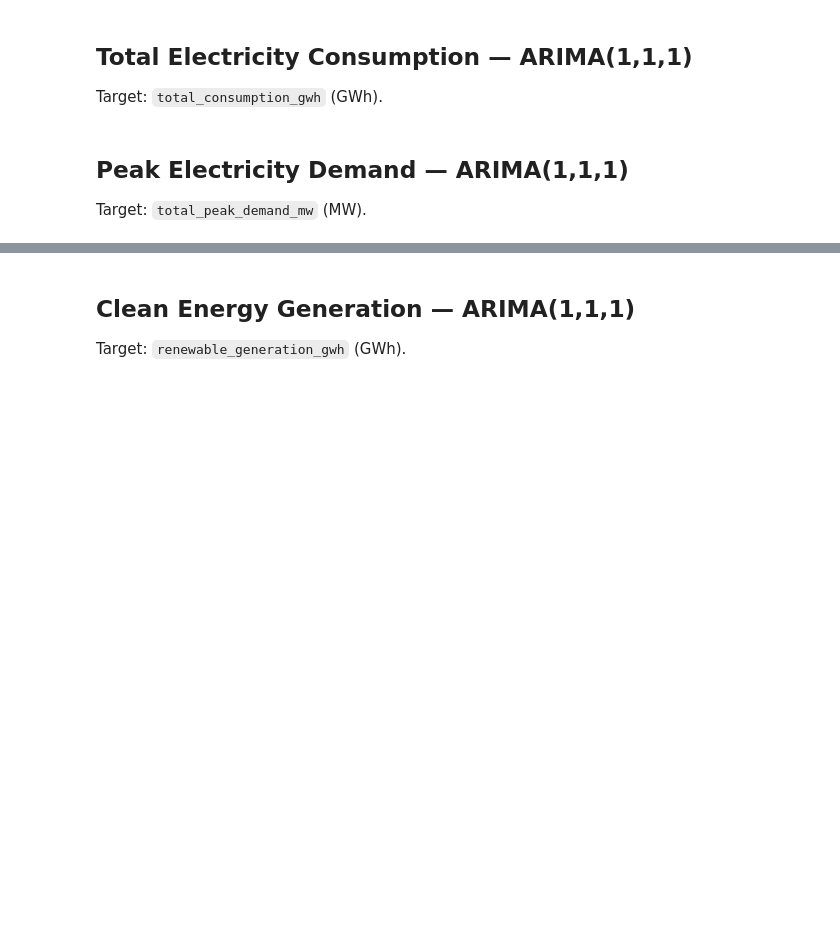
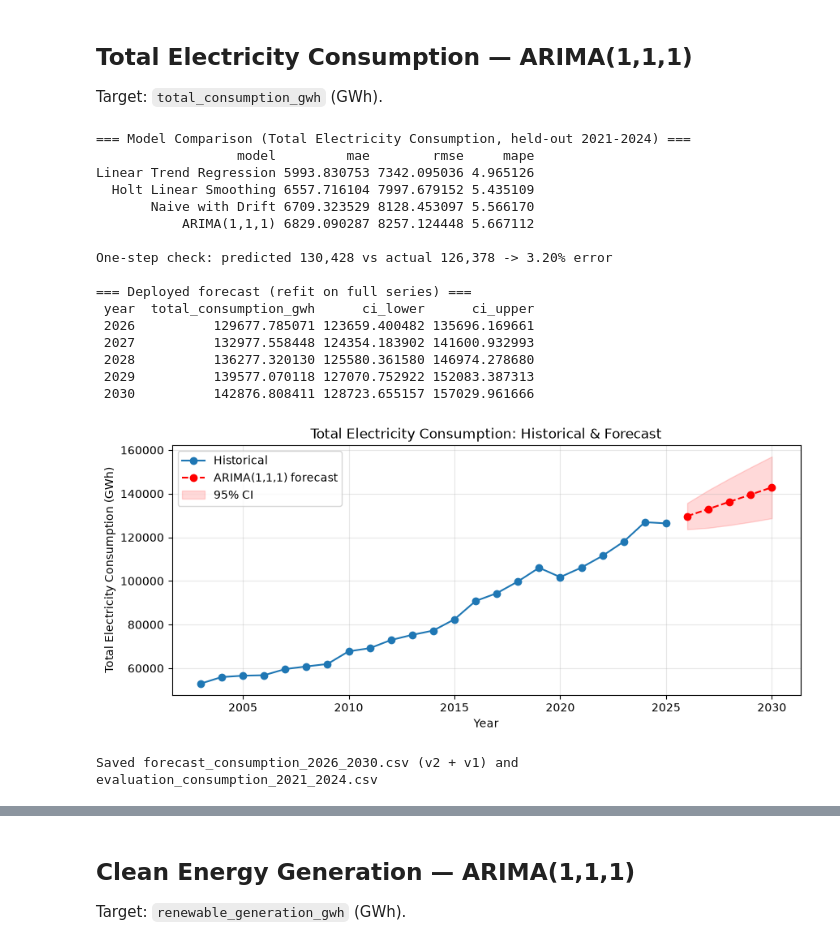
Before and after one commit to Alexander040105/Lumi, a Jupyter notebook: data/DOE_Data_Extracted/notebooks/EnergyTrends_ARIMA_Forecast.ipynb, the cells around one changed output, grey strips where cells are left out. Cells and saved outputs as stored; diff of their text form; code cells hidden in the pictures; blank space fills up the shorter version.

```diff
--- a/data/DOE_Data_Extracted/notebooks/EnergyTrends_ARIMA_Forecast.ipynb
+++ b/data/DOE_Data_Extracted/notebooks/EnergyTrends_ARIMA_Forecast.ipynb
@@ -61,5 +60,6 @@ if data_file is None:
     raise FileNotFoundError('master_preprocessed.csv not found. Please run DOE_Data_Extracted/data_v2_preprocessing.py or copy the CSV next to this notebook.')
 
 BASE_DIR = data_file.parent
+V1_DIR = BASE_DIR.parent / 'data_v1'
 print(f'Data: {data_file}')
-print(f'Outputs will be written to: {BASE_DIR}')
+print(f'Outputs will be written to: {BASE_DIR} (and {V1_DIR})')
@@ -176,24 +165,41 @@ print('Target columns:', [c for c in master.columns if c in ['total_consumption_
 
 Target: `total_consumption_gwh` (GWh).
 # %%
-# Total Electricity Consumption — model evaluation and 2025-2030 forecast
-fc, comp = train_and_forecast_series(master, 'total_consumption_gwh')
+master = pd.read_csv(data_file).sort_values('year')
 
-print('=== Model Comparison (Total Electricity Consumption, test 2021-2024) ===')
+target = 'total_consumption_gwh'
+comp = evaluate_series(master, target)
+fc, model = fit_deploy(master, target)
+pred, actual, err = one_step_check(master, target)
+
+print('=== Model Comparison (Total Electricity Consumption, held-out 2021-2024) ===')
 print(comp.to_string(index=False))
-
-print('\n=== Total Electricity Consumption Forecast 2025-2030 (GWh) ===')
+print(f'\nOne-step check: predicted {pred:,.0f} vs actual {actual:,.0f} -> {err:.2f}% error')
+print('\n=== Deployed forecast (refit on full series) ===')
 print(fc.to_string(index=False))
 
-plot_forecast(master, 'total_consumption_gwh', fc, 'Total Electricity Consumption: Historical & Forecast', 'Total Electricity Consumption (GWh)')
+plot_forecast(master, target, fc, 'Total Electricity Consumption: Historical & Forecast', 'Total Electricity Consumption (GWh)')
 
-# Save CSVs
-forecast_path = BASE_DIR / 'forecast_consumption_2025_2030.csv'
-comp_path = BASE_DIR / 'model_comparison_consumption.csv'
-fc.to_csv(forecast_path, index=False)
-comp.to_csv(comp_path, index=False)
-print(f'\nSaved: {forecast_path.name} and {comp_path.name}')
+fc.to_csv(BASE_DIR / 'forecast_consumption_2026_2030.csv', index=False)
+comp.to_csv(BASE_DIR / 'evaluation_consumption_2021_2024.csv', index=False)
+fc.to_csv(V1_DIR / 'forecast_consumption_2026_2030.csv', index=False)
+print('Saved forecast_consumption_2026_2030.csv (v2 + v1) and evaluation_consumption_2021_2024.csv')
+# %% [output]
+=== Model Comparison (Total Electricity Consumption, held-out 2021-2024) ===
+                  model         mae        rmse     mape
+Linear Trend Regression 5993.830753 7342.095036 4.965126
+  Holt Linear Smoothing 6557.716104 7997.679152 5.435109
+       Naive with Drift 6709.323529 8128.453097 5.566170
+           ARIMA(1,1,1) 6829.090287 8257.124448 5.667112
+
+One-step check: predicted 130,428 vs actual 126,378 -> 3.20% error
+
+=== Deployed forecast (refit on full series) ===
+ year  total_consumption_gwh      ci_lower      ci_upper
+ 2026          129677.785071 123659.400482 135696.169661
+ 2027          132977.558448 124354.183902 141600.932993
+ 2028          136277.320130 125580.361580 146974.278680
+ 2029          139577.070118 127070.752922 152083.387313
+ 2030          142876.808411 128723.655157 157029.961666
+[figure, added]
+Saved forecast_consumption_2026_2030.csv (v2 + v1) and evaluation_consumption_2021_2024.csv
-# %% [markdown]
-## Peak Electricity Demand — ARIMA(1,1,1)
-
-Target: `total_peak_demand_mw` (MW).
```
Also changed, not shown: parts of 11 cells of this notebook, 28 other files.
